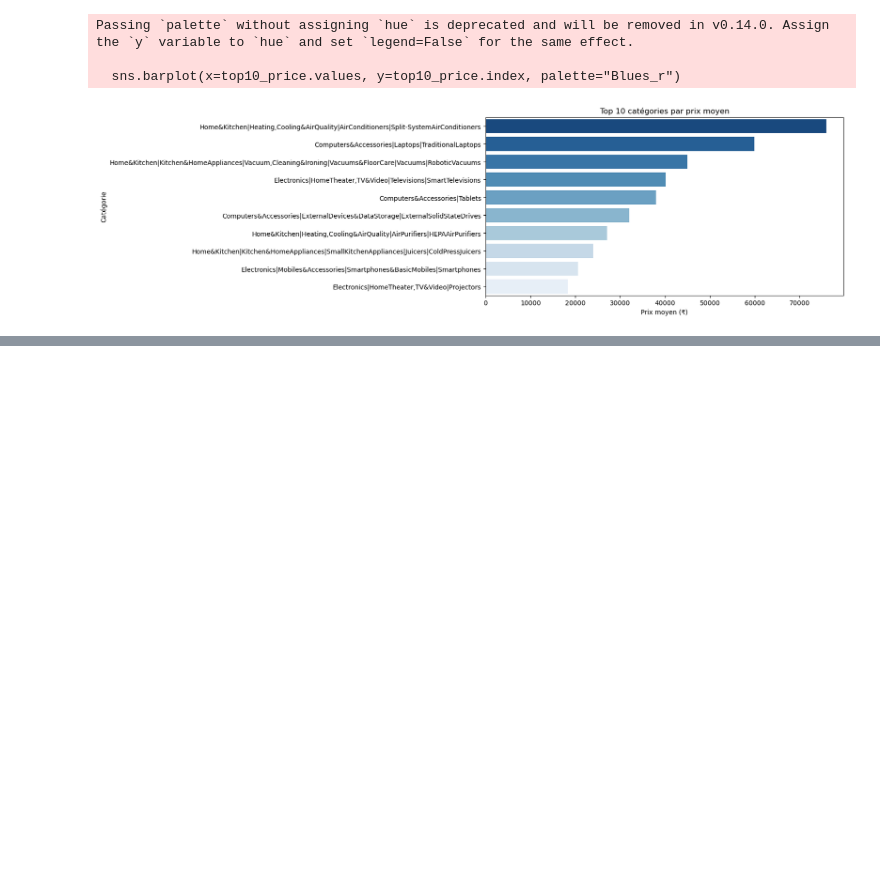
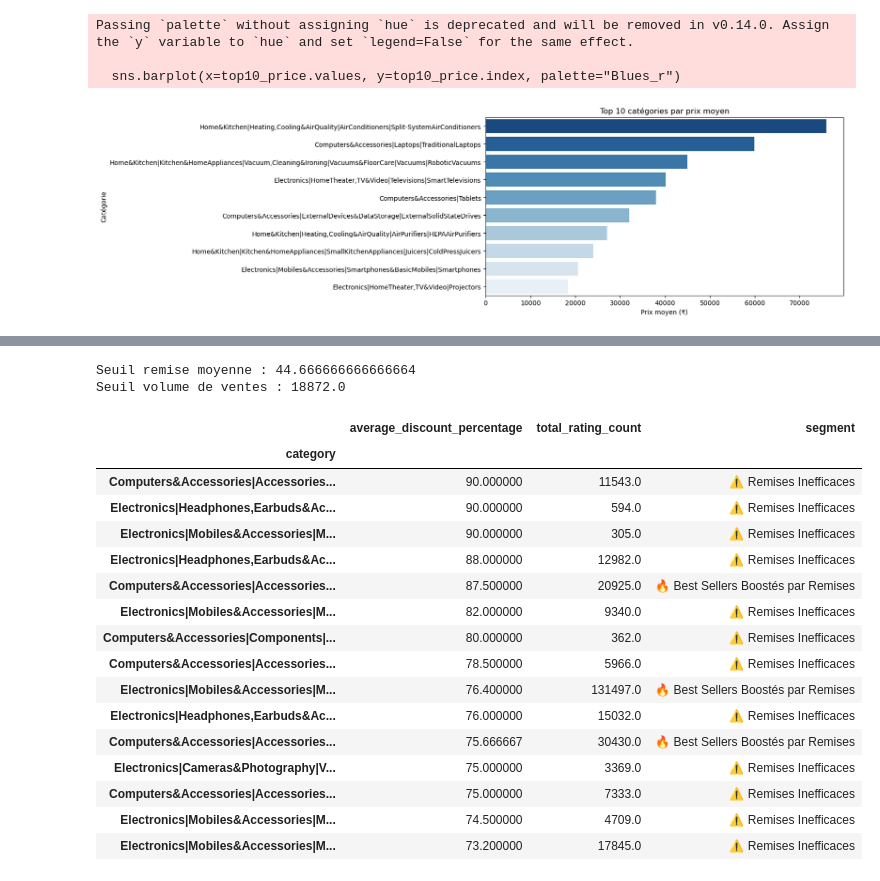
Before and after one commit to salaheddineelazouti/Mini-projet-Amazon-Sales-Dataset, a Jupyter notebook: Exploration du jeu de données Amazon Sales.ipynb, the cells around one changed output, grey strips where cells are left out. Drawn from its saved outputs; the diff is of its cells as text; code cells hidden in the pictures; blank space fills up the shorter version.

```diff
--- a/Exploration du jeu de données Amazon Sales.ipynb
+++ b/Exploration du jeu de données Amazon Sales.ipynb
@@ -256,0 +385,43 @@ Passing `palette` without assigning `hue` is deprecated and will be removed in v
+# %%
+# Calcul des seuils dynamiques
+discount_threshold = merged_analysis["average_discount_percentage"].median()
+sales_threshold = merged_analysis["total_rating_count"].median()
+
+print("Seuil remise moyenne :", discount_threshold)
+print("Seuil volume de ventes :", sales_threshold)
+
+# Classification des catégories
+def classify_category(row):
+    if row["average_discount_percentage"] > discount_threshold and row["total_rating_count"] > sales_threshold:
+        return "🔥 Best Sellers Boostés par Remises"
+    elif row["average_discount_percentage"] <= discount_threshold and row["total_rating_count"] > sales_threshold:
+        return "⭐ Premium Naturels"
+    elif row["average_discount_percentage"] > discount_threshold and row["total_rating_count"] <= sales_threshold:
+        return "⚠️ Remises Inefficaces"
+    else:
+        return "📉 Faible vente / Faible remise"
+
+merged_analysis["segment"] = merged_analysis.apply(classify_category, axis=1)
+
+# Afficher les catégories classées
+merged_analysis[["average_discount_percentage", "total_rating_count", "segment"]].head(15)
+# %% [output]
+Seuil remise moyenne : 44.666666666666664
+Seuil volume de ventes : 18872.0
+|  | average_discount_percentage | total_rating_count | segment |
+| category |  |  |  |
+| Computers&Accessories|Accessories... | 90.000000 | 11543.0 | ⚠️ Remises Inefficaces |
+| Electronics|Headphones,Earbuds&Ac... | 90.000000 | 594.0 | ⚠️ Remises Inefficaces |
+| Electronics|Mobiles&Accessories|M... | 90.000000 | 305.0 | ⚠️ Remises Inefficaces |
+| Electronics|Headphones,Earbuds&Ac... | 88.000000 | 12982.0 | ⚠️ Remises Inefficaces |
+| Computers&Accessories|Accessories... | 87.500000 | 20925.0 | 🔥 Best Sellers Boostés par Remises |
+| Electronics|Mobiles&Accessories|M... | 82.000000 | 9340.0 | ⚠️ Remises Inefficaces |
+| Computers&Accessories|Components|... | 80.000000 | 362.0 | ⚠️ Remises Inefficaces |
+| Computers&Accessories|Accessories... | 78.500000 | 5966.0 | ⚠️ Remises Inefficaces |
+| Electronics|Mobiles&Accessories|M... | 76.400000 | 131497.0 | 🔥 Best Sellers Boostés par Remises |
+| Electronics|Headphones,Earbuds&Ac... | 76.000000 | 15032.0 | ⚠️ Remises Inefficaces |
+| Computers&Accessories|Accessories... | 75.666667 | 30430.0 | 🔥 Best Sellers Boostés par Remises |
+| Electronics|Cameras&Photography|V... | 75.000000 | 3369.0 | ⚠️ Remises Inefficaces |
+| Computers&Accessories|Accessories... | 75.000000 | 7333.0 | ⚠️ Remises Inefficaces |
+| Electronics|Mobiles&Accessories|M... | 74.500000 | 4709.0 | ⚠️ Remises Inefficaces |
+| Electronics|Mobiles&Accessories|M... | 73.200000 | 17845.0 | ⚠️ Remises Inefficaces |
```
Also changed, not shown: parts of 7 cells of this notebook.
